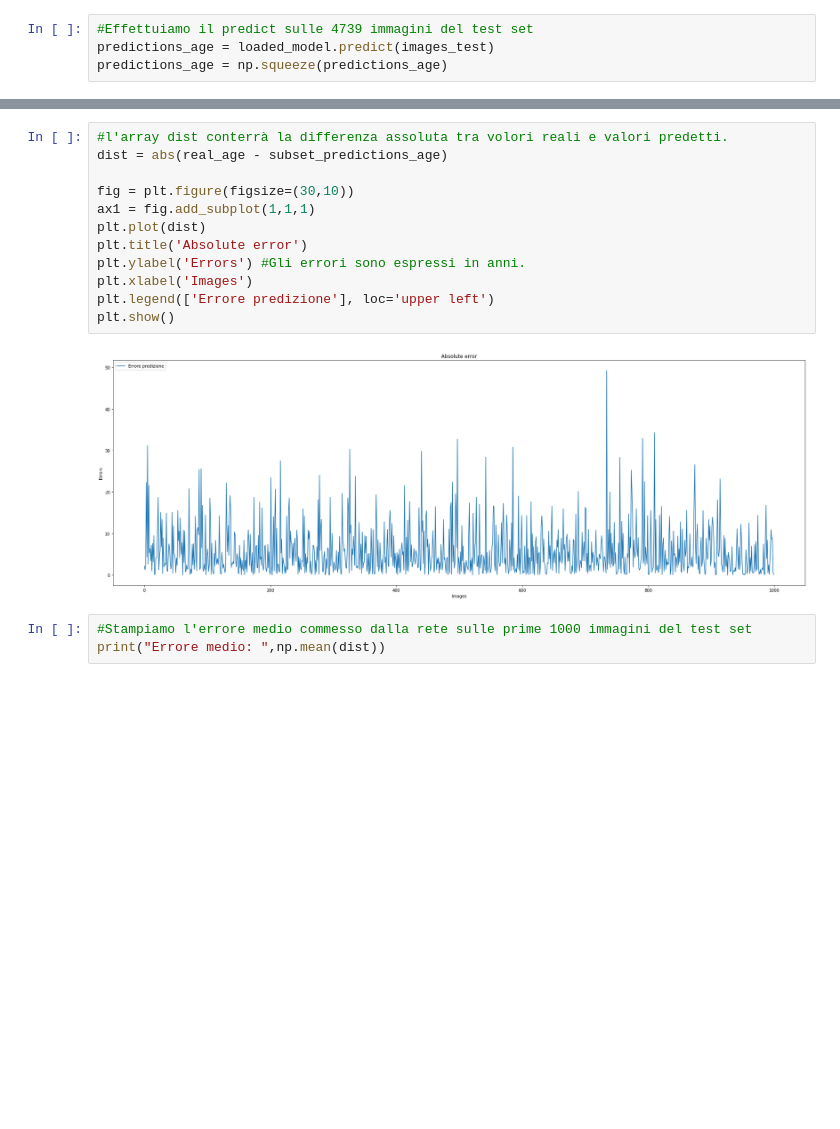
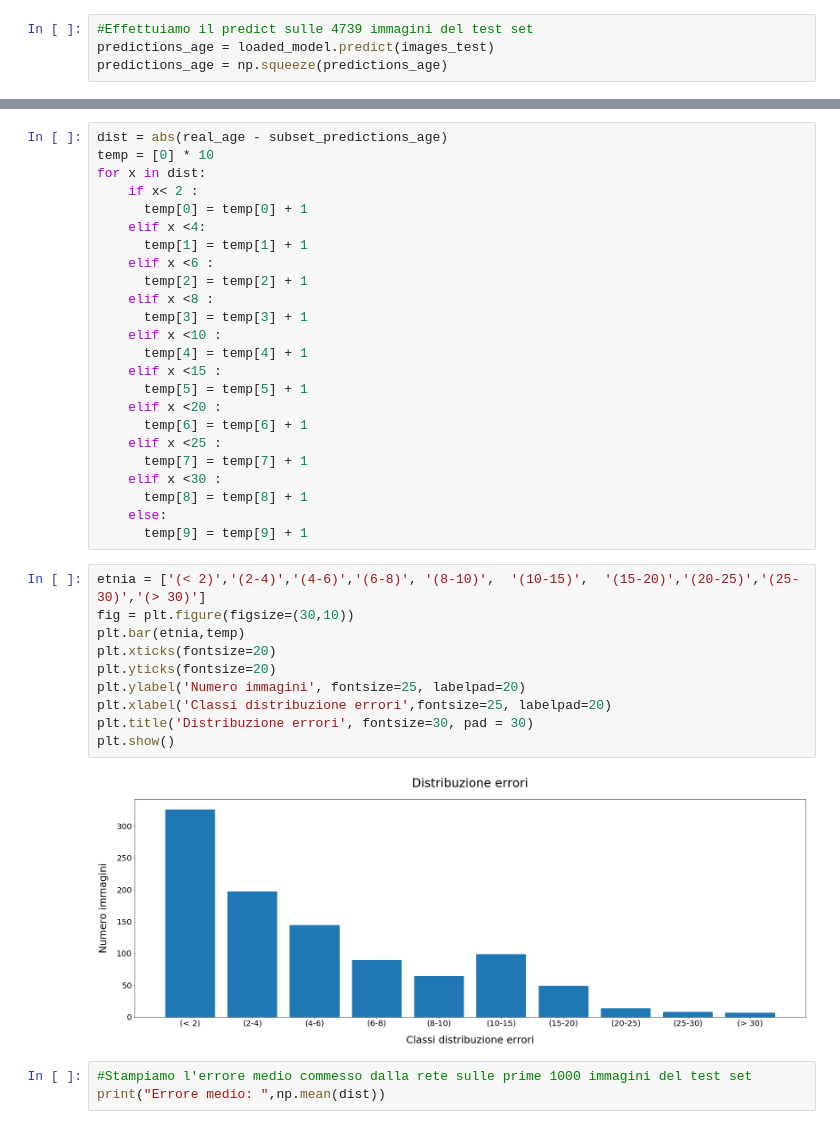
Before and after one commit to domenico97/AgeReg, a Jupyter notebook: AgeReg.ipynb, the cells around one changed output, grey strips where cells are left out. Cells and saved outputs as stored; diff of their text form; blank space fills up the shorter version.

```diff
--- a/AgeReg.ipynb
+++ b/AgeReg.ipynb
@@ -431,17 +438,39 @@ plt.show()
-# %%
-#l'array dist conterrà la differenza assoluta tra volori reali e valori predetti.
-dist = abs(real_age - subset_predictions_age)
-
-fig = plt.figure(figsize=(30,10))
-ax1 = fig.add_subplot(1,1,1)
-plt.plot(dist)
-plt.title('Absolute error')
-plt.ylabel('Errors') #Gli errori sono espressi in anni.
-plt.xlabel('Images')
-plt.legend(['Errore predizione'], loc='upper left')
-plt.show()
-# %% [output]
-[figure, removed]
+# %%
+dist = abs(real_age - subset_predictions_age)
+temp = [0] * 10
+for x in dist:
+    if x< 2 :
+      temp[0] = temp[0] + 1
+    elif x <4:
+      temp[1] = temp[1] + 1
+    elif x <6 :
+      temp[2] = temp[2] + 1
+    elif x <8 :
+      temp[3] = temp[3] + 1
+    elif x <10 :
+      temp[4] = temp[4] + 1
+    elif x <15 :
+      temp[5] = temp[5] + 1
+    elif x <20 :
+      temp[6] = temp[6] + 1
+    elif x <25 :
+      temp[7] = temp[7] + 1
+    elif x <30 :
+      temp[8] = temp[8] + 1
+    else:
+      temp[9] = temp[9] + 1
+# %%
+etnia = ['(< 2)','(2-4)','(4-6)','(6-8)', '(8-10)',  '(10-15)',  '(15-20)','(20-25)','(25-30)','(> 30)']
+fig = plt.figure(figsize=(30,10))
+plt.bar(etnia,temp)
+plt.xticks(fontsize=20)
+plt.yticks(fontsize=20)
+plt.ylabel('Numero immagini', fontsize=25, labelpad=20)
+plt.xlabel('Classi distribuzione errori',fontsize=25, labelpad=20)
+plt.title('Distribuzione errori', fontsize=30, pad = 30)
+plt.show()
+# %% [output]
+[figure, added]
 # %%
 #Stampiamo l'errore medio commesso dalla rete sulle prime 1000 immagini del test set
 print("Errore medio: ",np.mean(dist))
```
Also changed, not shown: parts of 3 cells of this notebook.
